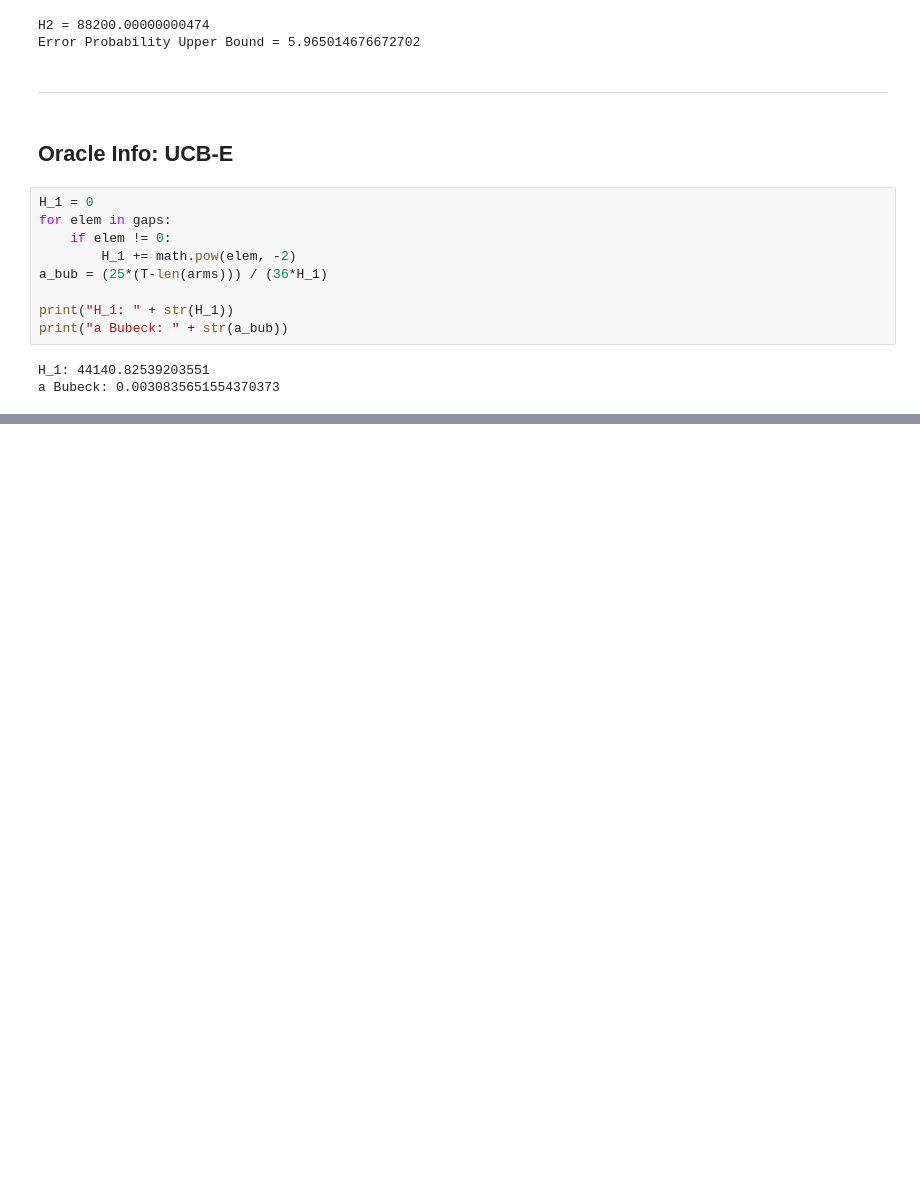
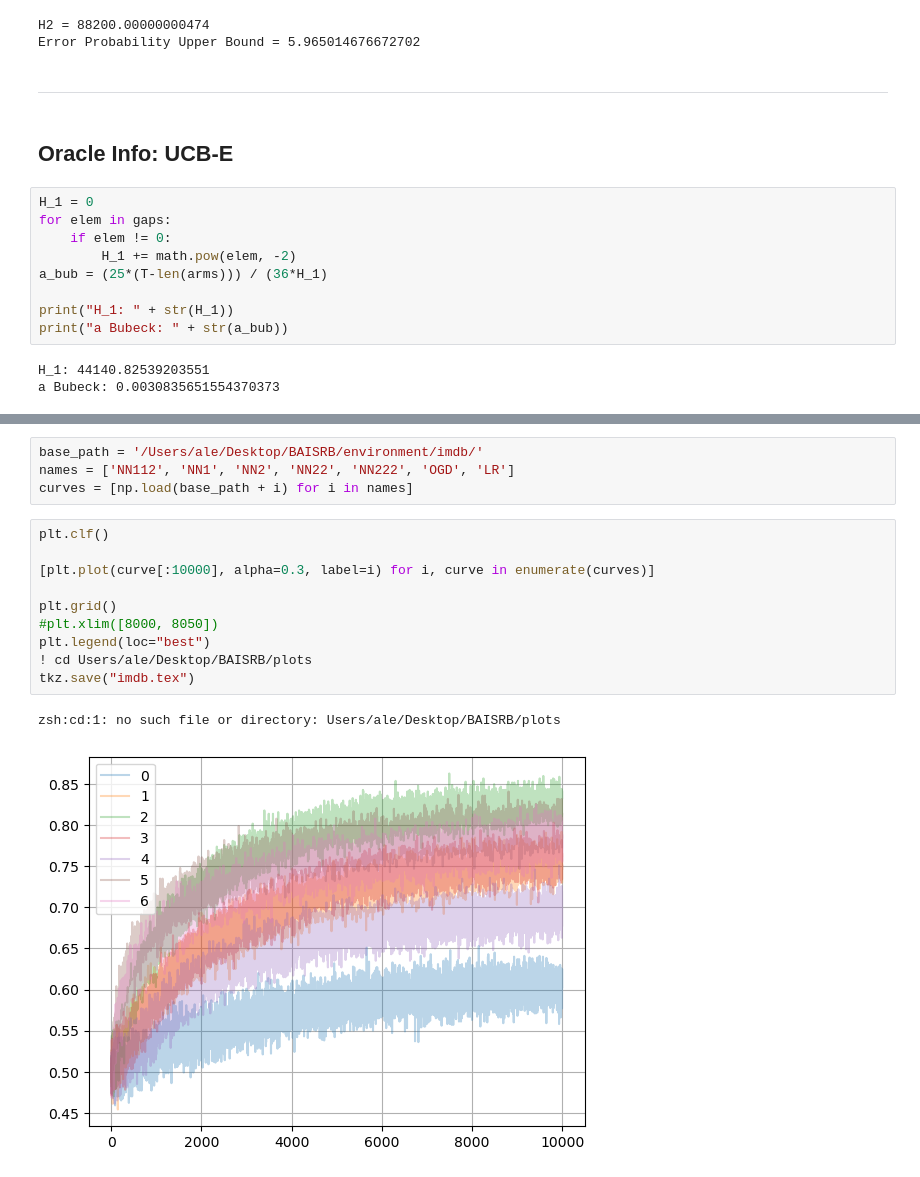
Before and after one commit to MontenegroAlessandro/BestArmIdSRB, a Jupyter notebook: notebooks/rb_visual2.ipynb, the cells around one changed output, grey strips where cells are left out. Saved outputs shown, nothing was run; the diff lists cells and outputs as text; blank space fills up the shorter version.

```diff
--- a/notebooks/rb_visual2.ipynb
+++ b/notebooks/rb_visual2.ipynb
@@ -268,0 +306,17 @@ a Bubeck: 0.0030835651554370373
+# %%
+base_path = '/Users/ale/Desktop/BAISRB/environment/imdb/'
+names = ['NN112', 'NN1', 'NN2', 'NN22', 'NN222', 'OGD', 'LR']
+curves = [np.load(base_path + i) for i in names]
+# %%
+plt.clf()
+
+[plt.plot(curve[:10000], alpha=0.3, label=i) for i, curve in enumerate(curves)]
+
+plt.grid()
+#plt.xlim([8000, 8050])
+plt.legend(loc="best")
+! cd Users/ale/Desktop/BAISRB/plots
+tkz.save("imdb.tex")
+# %% [output]
+zsh:cd:1: no such file or directory: Users/ale/Desktop/BAISRB/plots
+[figure, added]
```
Also changed, not shown: parts of 8 cells of this notebook, 33 other files.
